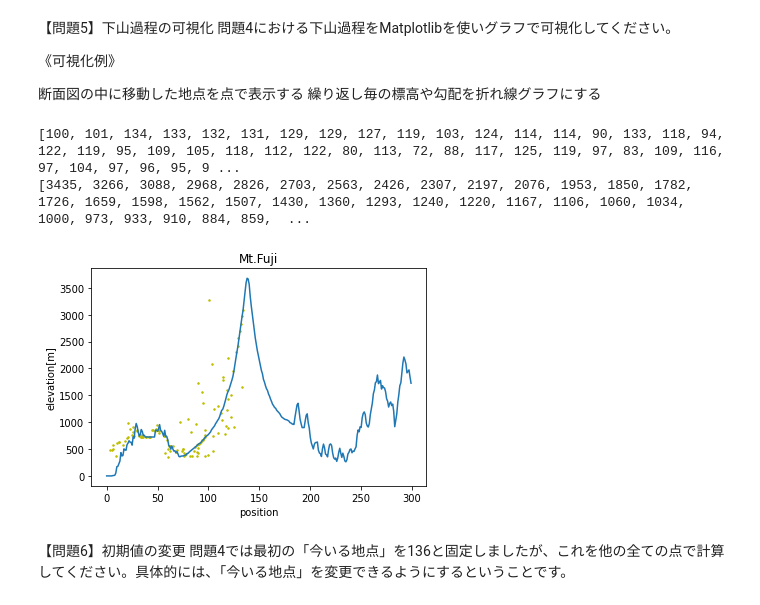
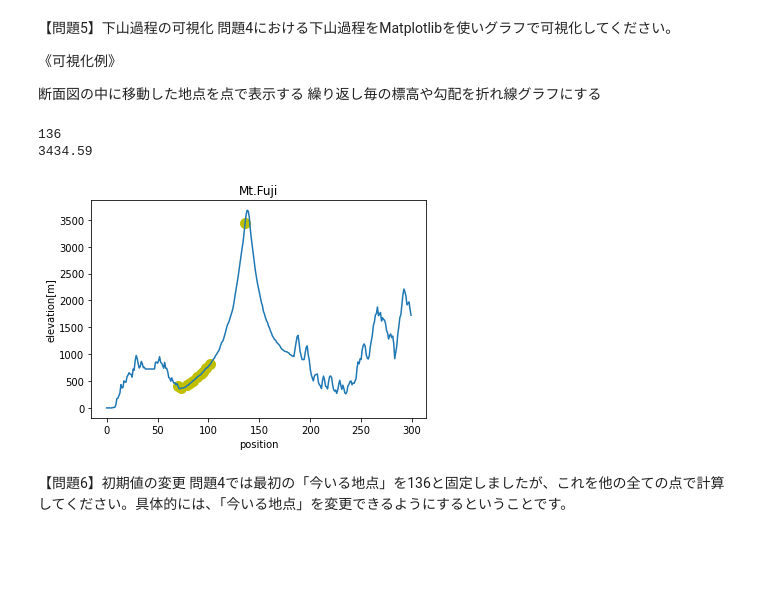
Before and after one commit to white2021mtf/diveintocode-ml, a Jupyter notebook: fujisangezanmondai.ipynb, the cells around one changed output. Saved outputs shown, nothing was run; the diff lists cells and outputs as text; code cells hidden in the pictures; blank space fills up the shorter version.

```diff
--- a/fujisangezanmondai.ipynb
+++ b/fujisangezanmondai.ipynb
@@ -211,47 +242,59 @@ Goes_down_the_mountain(point2)
 断面図の中に移動した地点を点で表示する
 繰り返し毎の標高や勾配を折れ線グラフにする
 # %%
-fujix = fuji[:,[0]]
+fujix = fuji[:,0]
 # print(fujix)
-fujiy = fuji[:,[3]]
+fujiy = fuji[:,3]
 # print(fujiy)
 
+# point2 = 136
+# # Goes_down_the_mountain(point2)
+# # print(Goes_down_the_mountain(point2))
+
+# Point_for_each_move = []
+Pointy = []
 point2 = 136
-# Goes_down_the_mountain(point2)
-# print(Goes_down_the_mountain(point2))
-
-Point_for_each_move = []
-Pointy = []
-
-def Goes_down_the_mountain2(point2):
-  for j in range(point2,0,-1):
-    Pointy.append(int(np.round(fujiy[j])))
-  return Pointy
+point3List = Goes_down_the_mountain(point2)
+for j in point3List:
+  fujiy = fuji[j,3]
+  Pointy.append(fujiy)
 
 
-point2 = 136
-Goes_down_the_mountain(point2)
-Pointy = Goes_down_the_mountain2(point2)
-print(Goes_down_the_mountain(point2))
-print(Pointy)
+
+# def Goes_down_the_mountain2(point2):
+#   for j in range(point2,0,-1):
+#     Pointy.append(int(np.round(fujiy[j])))
+#   return Pointy
+
+
+# point2 = 136
+# Goes_down_the_mountain(point2)
+# Pointy = Goes_down_the_mountain2(point2)
+# print(Goes_down_the_mountain(point2))
+# print(Pointy)
 
 
 import matplotlib.pyplot as plt
 import numpy as np
 
-for i in range(120,0,-1):
-  plt.plot(Goes_down_the_mountain(point2)[i],Pointy[i],marker='.',color = 'y',markersize = 3)
+# point2 = 136
+# Goes_down_the_mountain(point2)
+
+print(point3List[0])
+print(Pointy[0])
+for i in range(0,11,1):
+  plt.plot(point3List[i],Pointy[i],marker='o',color = 'y',markersize = 10)
 
 plt.plot((fuji[0:,[0]]),(fuji[0:,[3]]))
 plt.xlabel("position")
 plt.ylabel("elevation[m]")
 plt.title("Mt.Fuji")
 # /*実際にグラフに出力*/
 plt.show()
 # %% [output]
-[100, 101, 134, 133, 132, 131, 129, 129, 127, 119, 103, 124, 114, 114, 90, 133, 118, 94, 122, 119, 95, 109, 105, 118, 112, 122, 80, 113, 72, 88, 117, 125, 119, 97, 83, 109, 116, 97, 104, 97, 96, 95, 9 ...
-[3435, 3266, 3088, 2968, 2826, 2703, 2563, 2426, 2307, 2197, 2076, 1953, 1850, 1782, 1726, 1659, 1598, 1562, 1507, 1430, 1360, 1293, 1240, 1220, 1167, 1106, 1060, 1034, 1000, 973, 933, 910, 884, 859,  ...
+136
+3434.59
-[figure, old version]
+[figure, new version]
 # %% [markdown]
 【問題6】初期値の変更
 問題4では最初の「今いる地点」を136と固定しましたが、これを他の全ての点で計算してください。具体的には、「今いる地点」を変更できるようにするということです。
```
Also changed, not shown: parts of 8 cells of this notebook.
